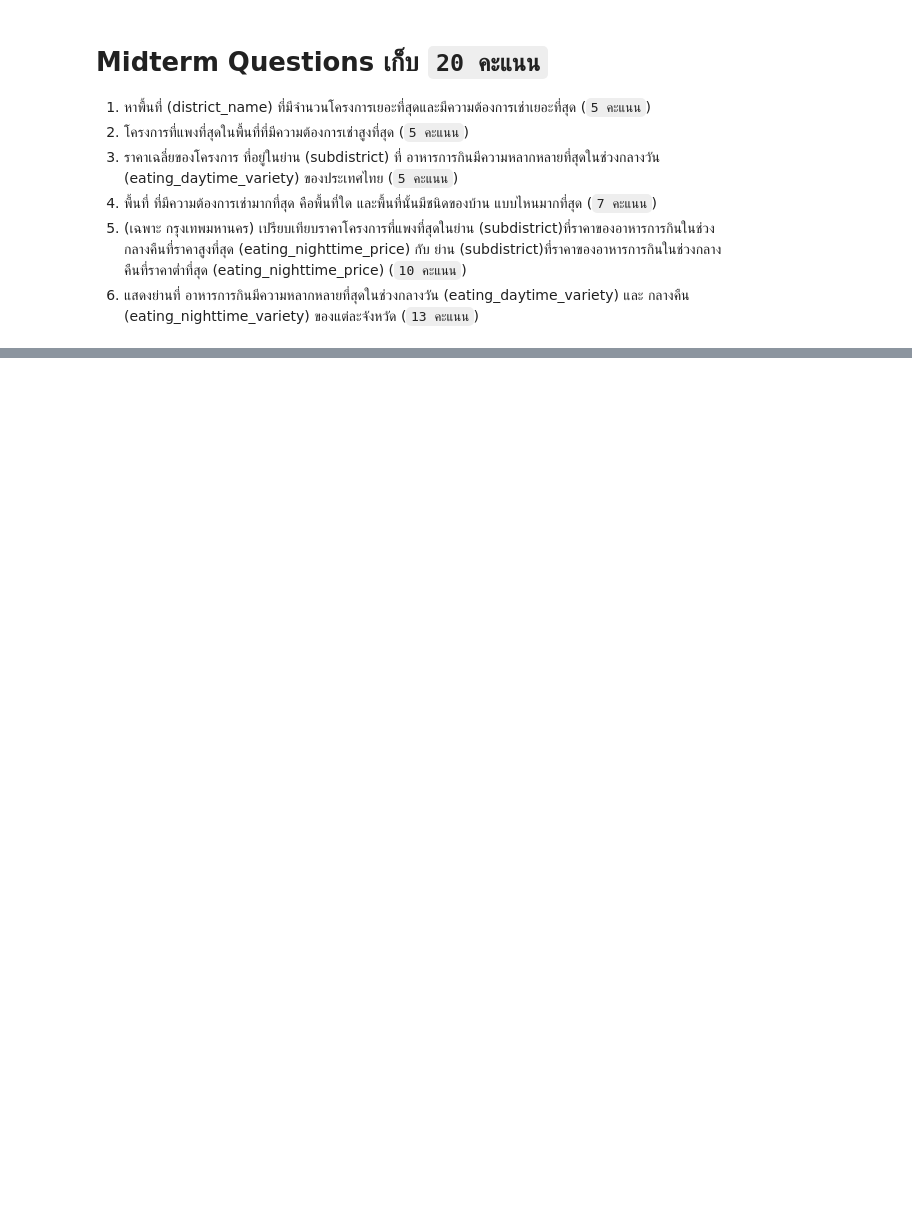
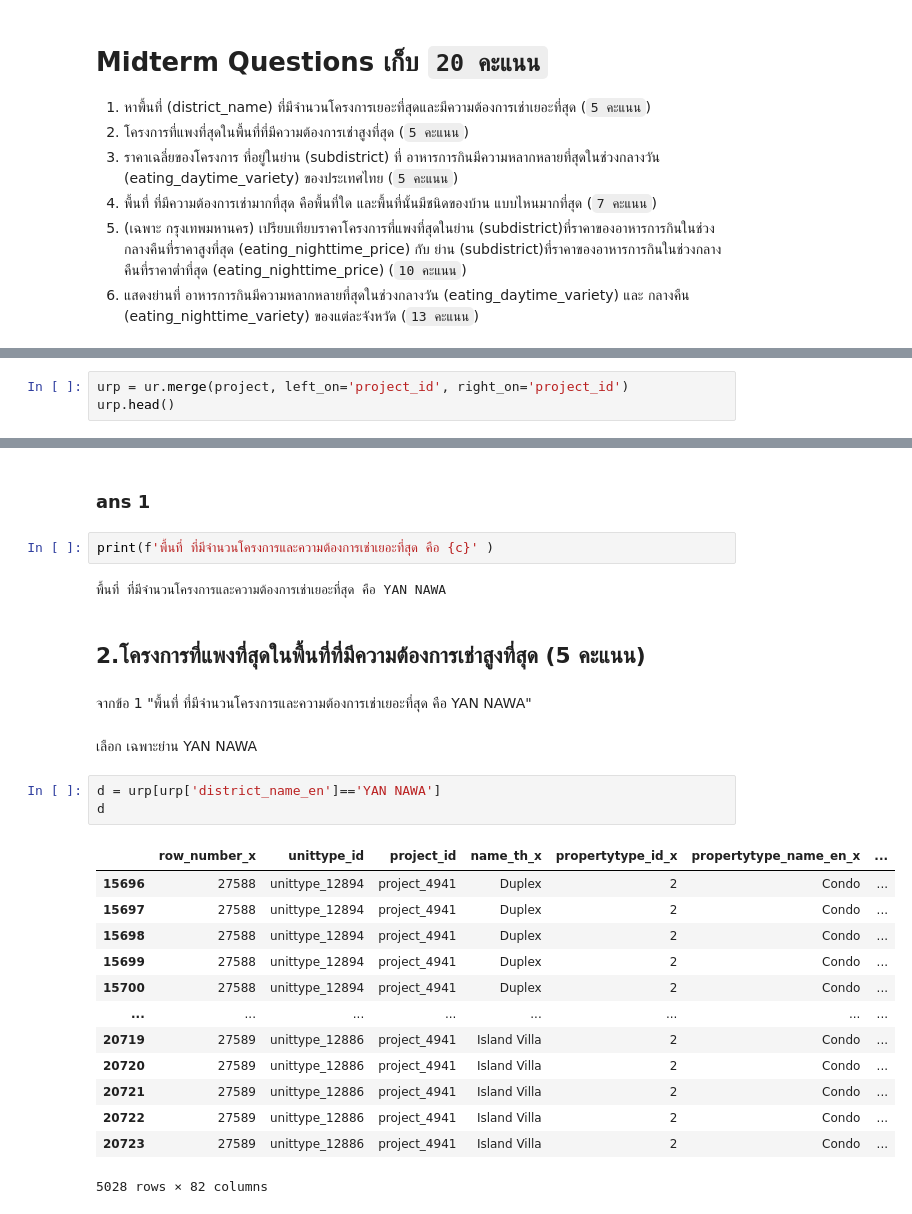
Before and after one commit to kumoromilee/BasicProg_DataViz65, a Jupyter notebook: midterm65.ipynb, the cells around one changed output, grey strips where cells are left out. Cells and saved outputs as stored; diff of their text form; blank space fills up the shorter version.

```diff
--- a/midterm65.ipynb
+++ b/midterm65.ipynb
@@ -270,0 +142,3 @@ pd.merge(eat1,eat2)
+# %%
+urp = ur.merge(project, left_on='project_id', right_on='project_id')
+urp.head()
@@ -270,0 +189,29 @@ pd.merge(eat1,eat2)
+# %% [markdown]
+### ans 1
+# %%
+print(f'พื้นที่ ที่มีจำนวนโครงการและความต้องการเช่าเยอะที่สุด คือ {c}' )
+# %% [output]
+พื้นที่ ที่มีจำนวนโครงการและความต้องการเช่าเยอะที่สุด คือ YAN NAWA
+# %% [markdown]
+## 2.โครงการที่แพงที่สุดในพื้นที่ที่มีความต้องการเช่าสูงที่สุด (5 คะแนน)
+# %% [markdown]
+จากข้อ 1 "พื้นที่ ที่มีจำนวนโครงการและความต้องการเช่าเยอะที่สุด คือ YAN NAWA"
+# %% [markdown]
+เลือก เฉพาะย่าน YAN NAWA
+# %%
+d = urp[urp['district_name_en']=='YAN NAWA']
+d
+# %% [output]
+|  | row_number_x | unittype_id | project_id | name_th_x | propertytype_id_x | propertytype_name_en_x | ... |
+| 15696 | 27588 | unittype_12894 | project_4941 | Duplex | 2 | Condo | ... |
+| 15697 | 27588 | unittype_12894 | project_4941 | Duplex | 2 | Condo | ... |
+| 15698 | 27588 | unittype_12894 | project_4941 | Duplex | 2 | Condo | ... |
+| 15699 | 27588 | unittype_12894 | project_4941 | Duplex | 2 | Condo | ... |
+| 15700 | 27588 | unittype_12894 | project_4941 | Duplex | 2 | Condo | ... |
+| ... | ... | ... | ... | ... | ... | ... | ... |
+| 20719 | 27589 | unittype_12886 | project_4941 | Island Villa | 2 | Condo | ... |
+| 20720 | 27589 | unittype_12886 | project_4941 | Island Villa | 2 | Condo | ... |
+| 20721 | 27589 | unittype_12886 | project_4941 | Island Villa | 2 | Condo | ... |
+| 20722 | 27589 | unittype_12886 | project_4941 | Island Villa | 2 | Condo | ... |
+| 20723 | 27589 | unittype_12886 | project_4941 | Island Villa | 2 | Condo | ... |
+5028 rows × 82 columns
```
Also changed, not shown: parts of 88 cells of this notebook.
